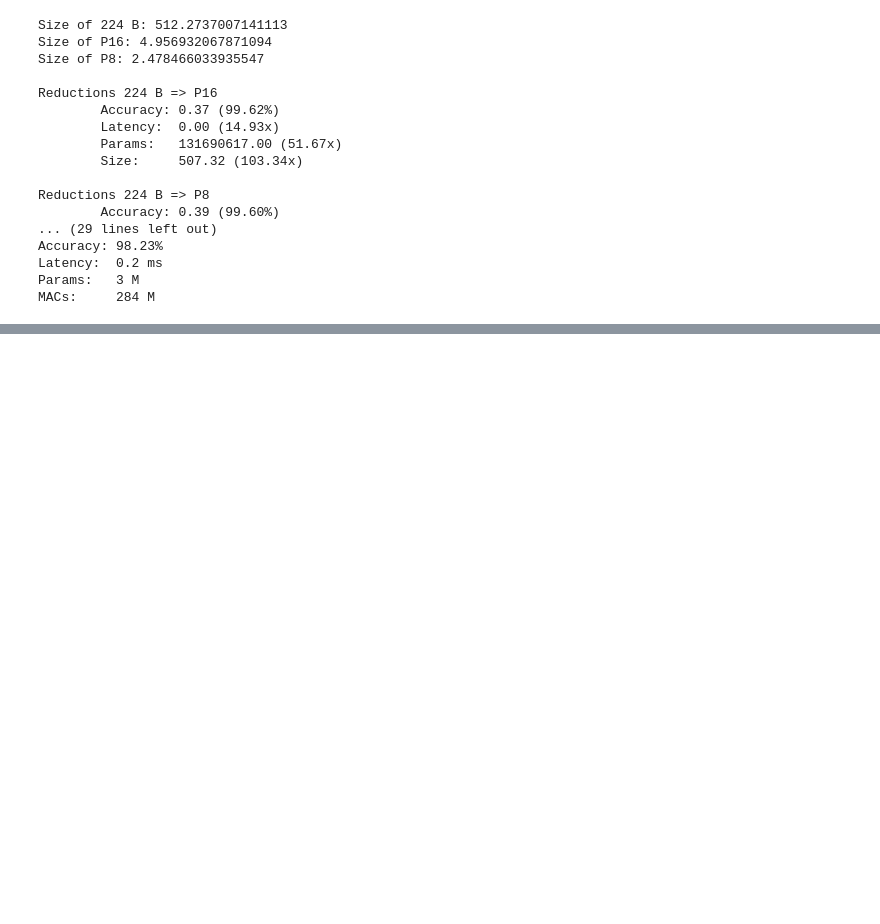
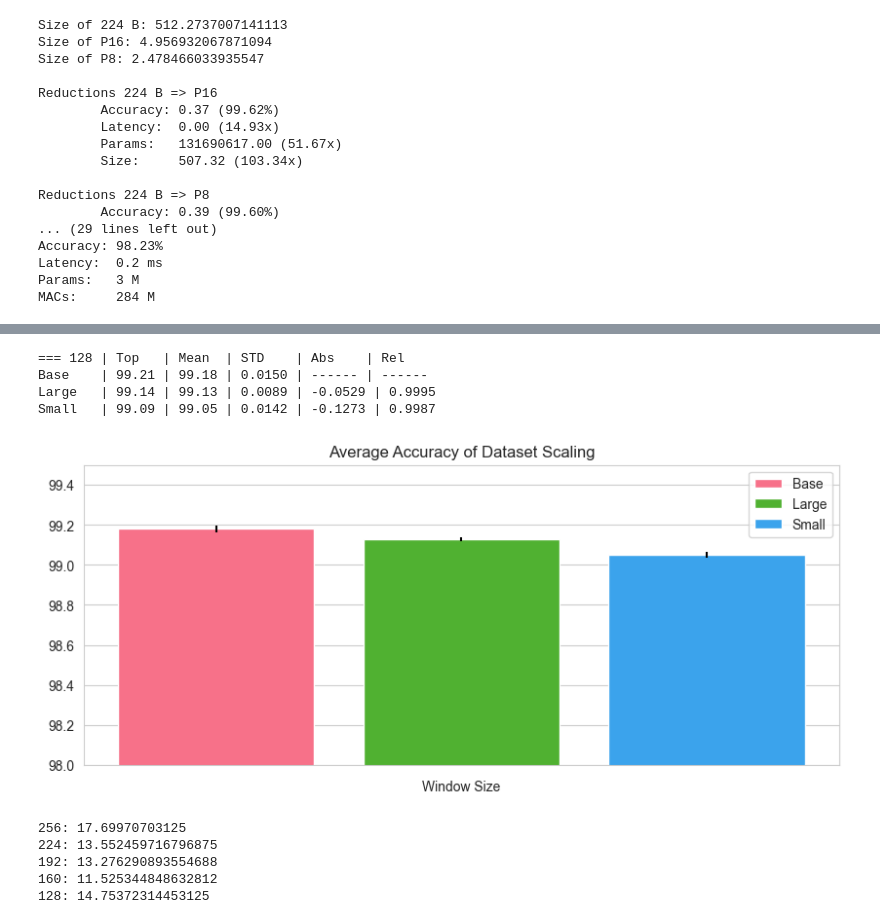
Before and after one commit to Tavonput/ECG-Optimization, a Jupyter notebook: Notebooks/benchmark.ipynb, the cells around one changed output, grey strips where cells are left out. Saved outputs shown, nothing was run; the diff lists cells and outputs as text; code cells hidden in the pictures; blank space fills up the shorter version.

```diff
--- a/Notebooks/benchmark.ipynb
+++ b/Notebooks/benchmark.ipynb
@@ -802,0 +971,52 @@ MACs:     284 M
+# %%
+groups = GroupedValues()
+
+stats_norm = TrainingStats(from_save=f"../Pretrained/ECG-Raw/Window-Shrinking/balance/resnet18_ep30_i128_r1.0/stats.txt")
+top, mean, std = compute_top_mean_std(stats_norm.running_accuracy, discard=10)
+groups.add_to_group("", mean, std)
+
+stats_large = TrainingStats(from_save=f"../Pretrained/ECG-Raw/Window-Shrinking/balance/Large/resnet18_ep30_i128_r1.0/stats.txt")
+top, mean, std = compute_top_mean_std(stats_large.running_accuracy, discard=10)
+groups.add_to_group("", mean, std)
+
+stats_small = TrainingStats(from_save=f"../Pretrained/ECG-Raw/Window-Shrinking/balance/Small/resnet18_ep30_i128_r1.0/stats.txt")
+top, mean, std = compute_top_mean_std(stats_small.running_accuracy, discard=10)
+groups.add_to_group("", mean, std)
+
+display_training_stat_table([stats_large, stats_small], stats_norm, ["Large   ", "Small   "], f"{128:3}", 10)
+print()
+
+config = PlotConfig(
+    title   = "Average Accuracy of Dataset Scaling",
+    x_label = "Window Size",
+    y_range = (98, 99.5),
+    legend  = ["Base", "Large", "Small"]
+)
+grouped_bar_plot(groups, config)
+# %% [output]
+=== 128 | Top   | Mean  | STD    | Abs    | Rel
+Base    | 99.21 | 99.18 | 0.0150 | ------ | ------
+Large   | 99.14 | 99.13 | 0.0089 | -0.0529 | 0.9995
+Small   | 99.09 | 99.05 | 0.0142 | -0.1273 | 0.9987
+[figure, added]
+# %%
+import h5py
+
+large = get_dataset_size(256, 3, 80554, 32)
+
+resolutions = [(256, 0.3), (224, 0.3), (192, 0.4), (160, 0.5), (128, 1.0)]
+for res, ratio in resolutions:
+    if res == 128:
+        path = f"../Data/MIT-BIH-Raw/Datasets/Resolution-{res}/image_unfiltered_i{res}_train.h5"
+    else:
+        path = f"../Data/MIT-BIH-Raw/Datasets/Resolution-{res}/image_unfiltered_i{res}_train_r{ratio}_balance.h5"
+    with h5py.File(path, "r") as hdf:
+        num_samples = len(hdf["images"])
+        size = get_dataset_size(res, 3, num_samples, 32)
+        print(f"{res}: {size}")
+# %% [output]
+256: 17.69970703125
+224: 13.552459716796875
+192: 13.276290893554688
+160: 11.525344848632812
+128: 14.75372314453125
```
Also changed, not shown: parts of 19 cells of this notebook, 13 other files.
